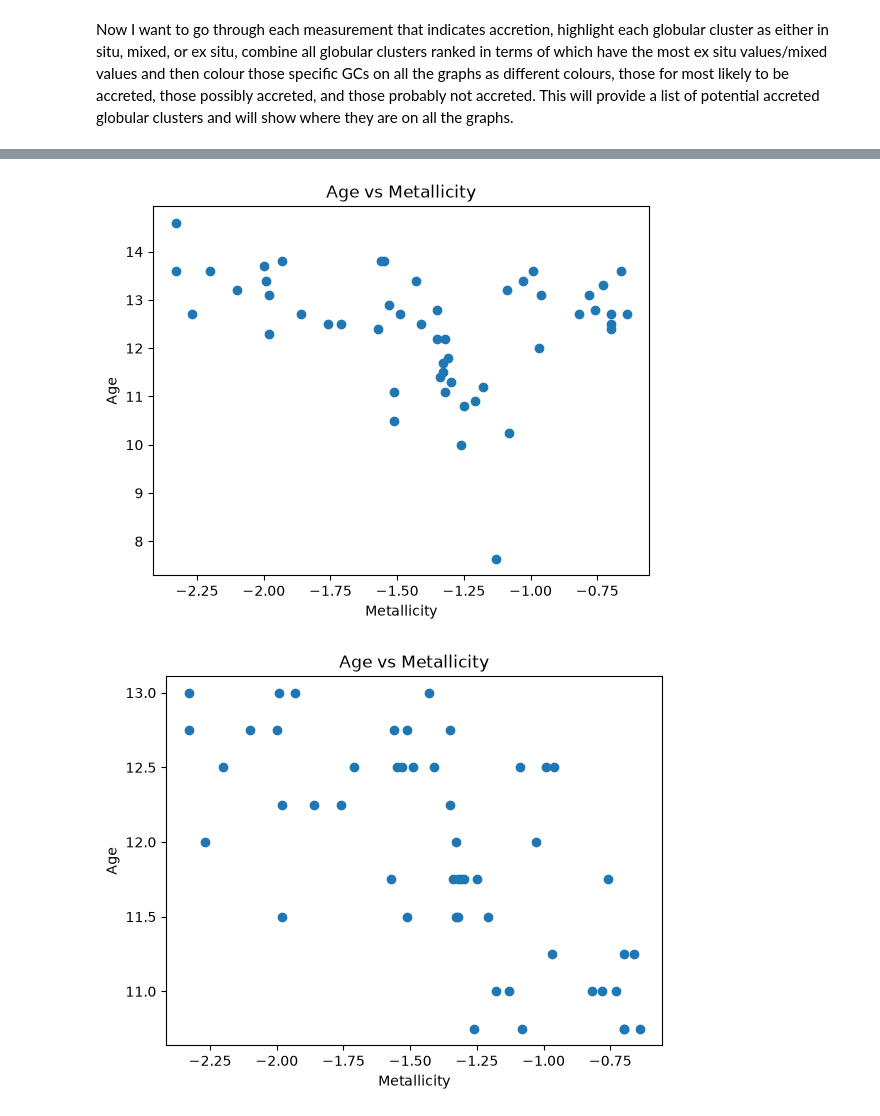
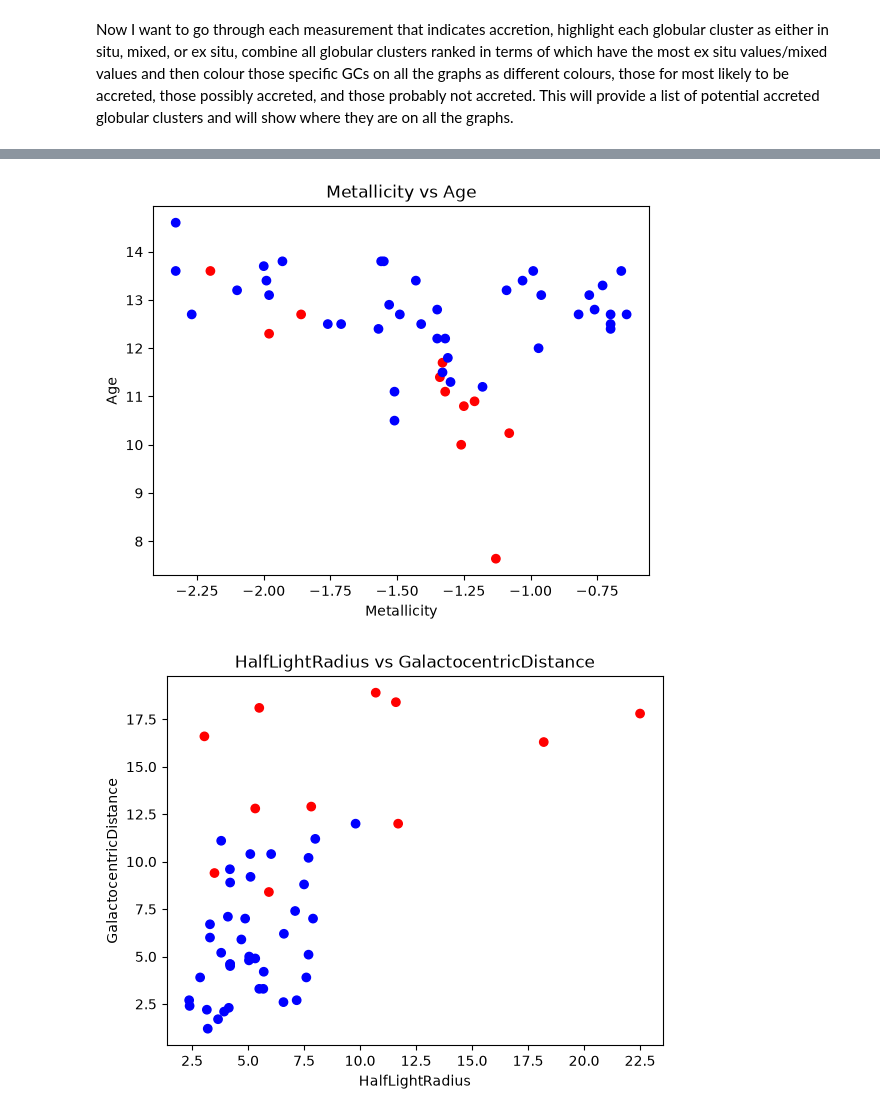
Before and after one commit to matilda-2116/3116_assignment_AshtonMatildaVix, a Jupyter notebook: HarrisPartI.ipynb, the cells around one changed output, grey strips where cells are left out. Cells and saved outputs as stored; diff of their text form; code cells hidden in the pictures.

```diff
--- a/HarrisPartI.ipynb
+++ b/HarrisPartI.ipynb
@@ -207,6 +211,8 @@ plt.show()
 [figure]
 # %% [markdown]
 Now I want to go through each measurement that indicates accretion, highlight each globular cluster as either in situ, mixed, or ex situ, combine all globular clusters ranked in terms of which have the most ex situ values/mixed values and then colour those specific GCs on all the graphs as different colours, those for most likely to be accreted, those possibly accreted, and those probably not accreted. This will provide a list of potential accreted globular clusters and will show where they are on all the graphs.
+# %%
+AccretedWeighting = {}
 # %%
 # AGES
 
@@ -268,15 +278,18 @@ GCGalactocentricDistance = MergedDataArray[:,7]
 for index, item in enumerate(GCGalactocentricDistance):
     GCIdentification = MergedDataArray[index,0]
     if item > 15:
-        print('Name =', GCIdentification, ' - Category = Far', ' - Distance(kpc) =', item, ' - Index =', index + 1)
+        AccretedWeighting[GCIdentification] += 3
+        print('Name =', GCIdentification, ' - Category = Far', ' - Distance(kpc) =', item, ' - Index =', index + 1, ' - Weighting = ', AccretedWeighting[GCIdentification])
         FarGCDistances.append(item)
         FarGCIndexes.append(index)
     elif item > 8:
-        print('Name =', GCIdentification, ' - Category = Middle', ' - Distance(kpc) =', item, ' - Index =', index + 1)
+        AccretedWeighting[GCIdentification] += 1
+        print('Name =', GCIdentification, ' - Category = Middle', ' - Distance(kpc) =', item, ' - Index =', index + 1, ' - Weighting = ', AccretedWeighting[GCIdentification])
         MixedDistanceGCs.append(item)
         MixedDistanceGCIndexes.append(index)
     else:
-        print('Name =', GCIdentification, ' - Category = Close', ' - Distance(kpc) =', item, ' - Index =', index + 1)
+        AccretedWeighting[GCIdentification] += 0
+        print('Name =', GCIdentification, ' - Category = Close', ' - Distance(kpc) =', item, ' - Index =', index + 1, ' - Weighting = ', AccretedWeighting[GCIdentification])
         CloseGCDistances.append(item)
         CloseGCIndexes.append(index)
 # %% [output]
@@ -368,0 +592,9 @@ print(GCHBType)
+# %%
+AccretedRanking = sorted(AccretedWeighting.items(),key=lambda pair: pair[1], reverse=True)
+
+for GCIdentification, score in AccretedRanking:
+    print(GCIdentification, score)
+
+AccretedGCs = ['NGC6715', 'NGC1851', 'NGC1261','NGC362', 'NGC6981', 'NGC5272', 'NGC5466', 'NGC5024', 'NGC5053', 'NGC6934', 'NGC6205']
+
+Extrastuff = []
@@ -369,15 +619,40 @@ print(GCHBType)
 # %%
-plt.scatter(Metallicity, GCAges1)
+colour = []
+for GCIdentification in MergedData['ID']:
+    if GCIdentification in AccretedGCs:
+        colour.append('red')
+    else:
+        colour.append('blue')
+
+plt.scatter(Metallicity, GCAges1, c=colour)
 plt.xlabel("Metallicity")
 plt.ylabel("Age")
-plt.title("Age vs Metallicity")
+plt.title("Metallicity vs Age")
 plt.show()
 
-plt.scatter(Metallicity, GCAges2)
-plt.xlabel("Metallicity")
-plt.ylabel("Age")
-plt.title("Age vs Metallicity")
+plt.scatter(HalfLightRadius, GalactocentricDistance, c=colour)
+plt.xlabel("HalfLightRadius")
+plt.ylabel("GalactocentricDistance")
+plt.title("HalfLightRadius vs GalactocentricDistance")
 plt.show()
+
+plt.scatter(Magnitude, HalfLightRadius, c=colour)
+plt.xlabel("Magnitude")
+plt.ylabel("HalfLightRadius")
+plt.title("Magnitude vs HalfLightRadius")
+plt.show()
+
+plt.scatter(GalactocentricDistance, Height, c=colour)
+plt.xlabel("GalactocentricDistance")
+plt.ylabel("Height")
+plt.title("GalactocentricDistance vs Height")
+plt.show()
+
+plt.scatter(HBType, Metallicity, c=colour)
+plt.xlabel("HBType")
+plt.ylabel("Metallicity")
+plt.title("HBType vs Metallicity")
+plt.show()
 # %% [output]
-[figure, old version]
+[figure, new version]
-[figure, old version]
+[figure, new version]
```
Also changed, not shown: parts of 12 cells of this notebook.
